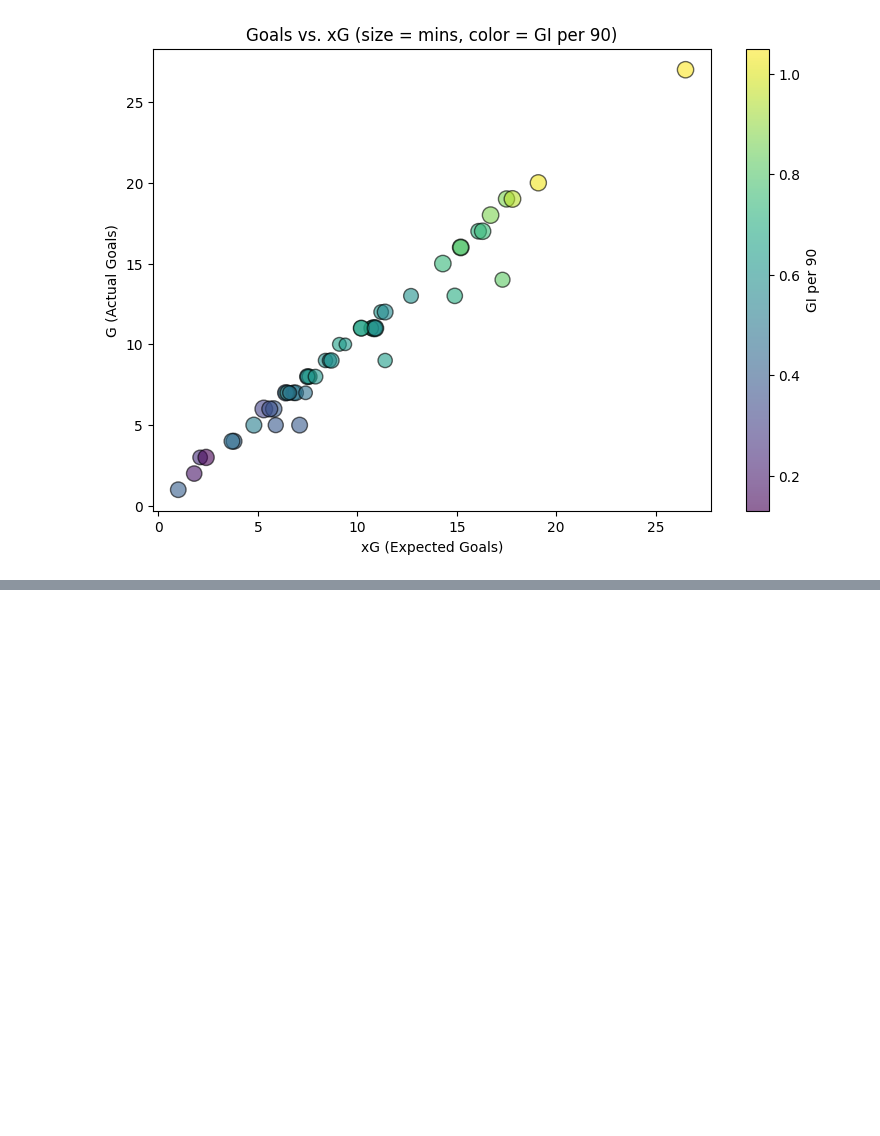
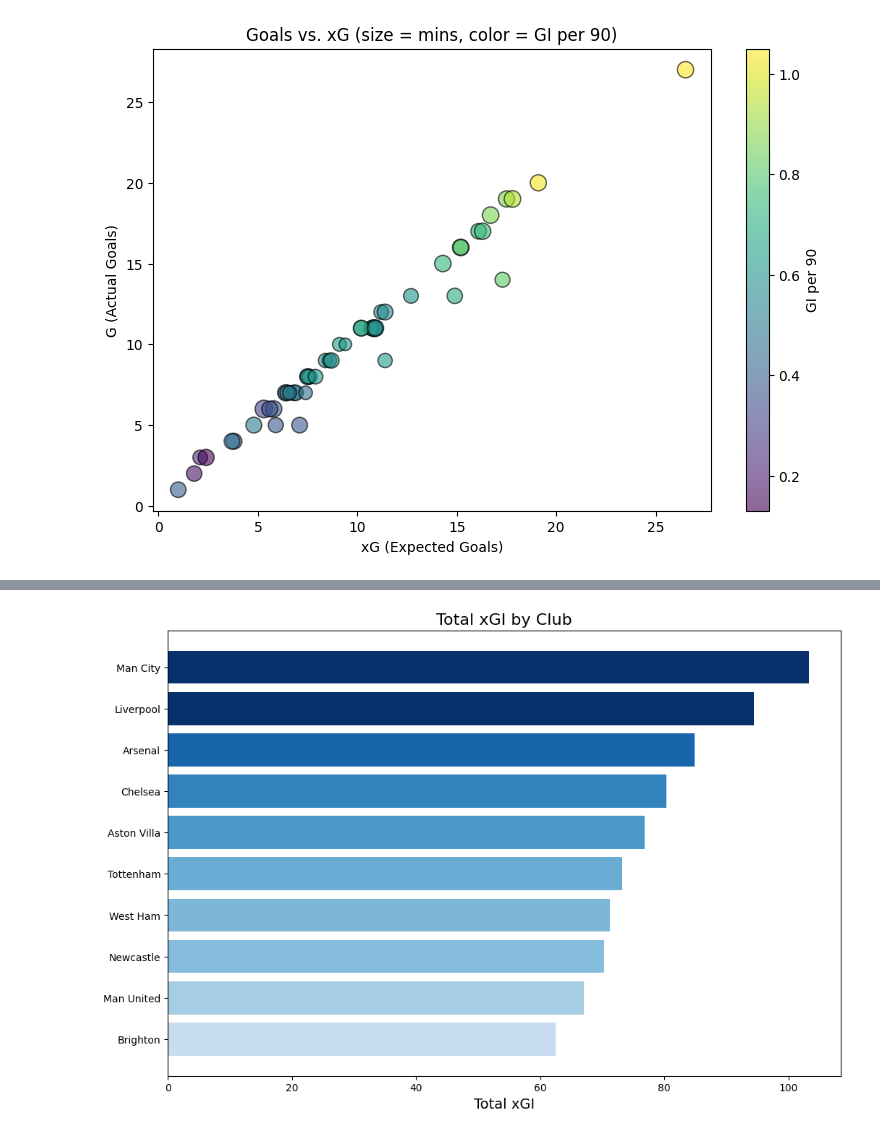
Before and after one commit to dmnarula/football-ds-learning, a Jupyter notebook: week3-visualization/Week3_Visualization.ipynb, the cells around one changed output, grey strips where cells are left out. Cells and saved outputs as stored; diff of their text form; code cells hidden in the pictures; blank space fills up the shorter version.

```diff
--- a/week3-visualization/Week3_Visualization.ipynb
+++ b/week3-visualization/Week3_Visualization.ipynb
@@ -174,0 +209,18 @@ plt.show()
+# %%
+plt.figure(figsize=(12,8))
+
+plt.barh(
+    club_xgi.index,
+    club_xgi.values,
+    color=colors
+)
+
+plt.title("Total xGI by Club", fontsize=16)
+plt.xlabel("Total xGI", fontsize=14)
+# plt.yticks(rotation=45,ha="right")
+
+plt.gca().invert_yaxis()
+
+plt.show()
+# %% [output]
+[figure, added]
```
Also changed, not shown: parts of 8 cells of this notebook.
